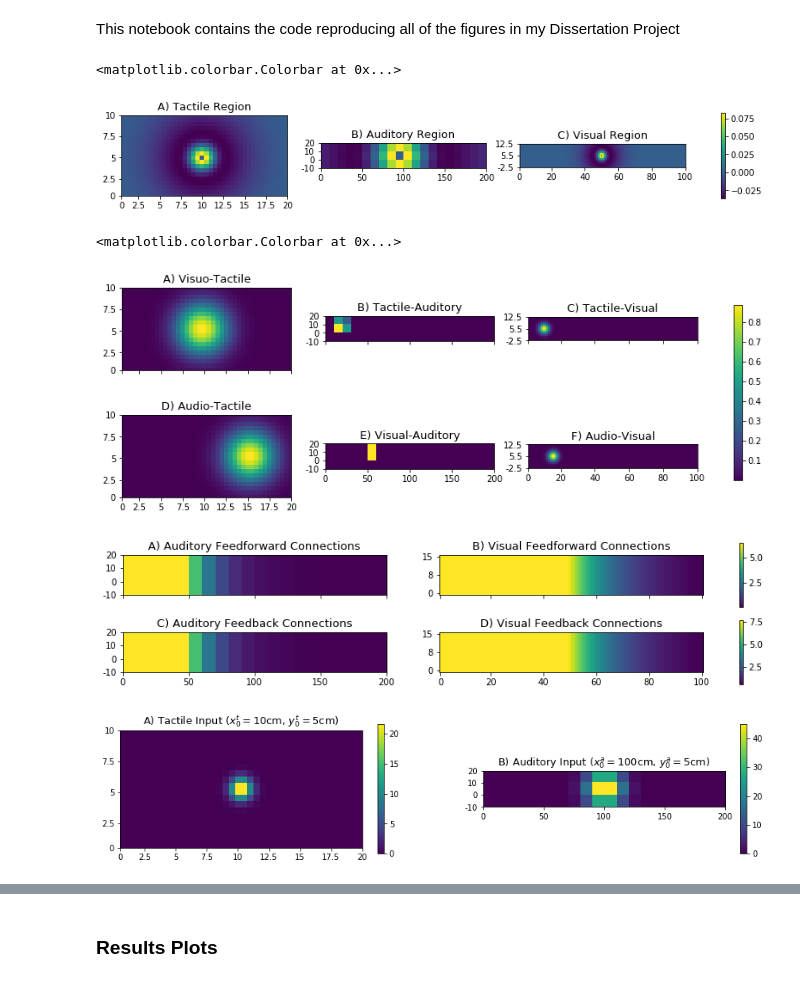
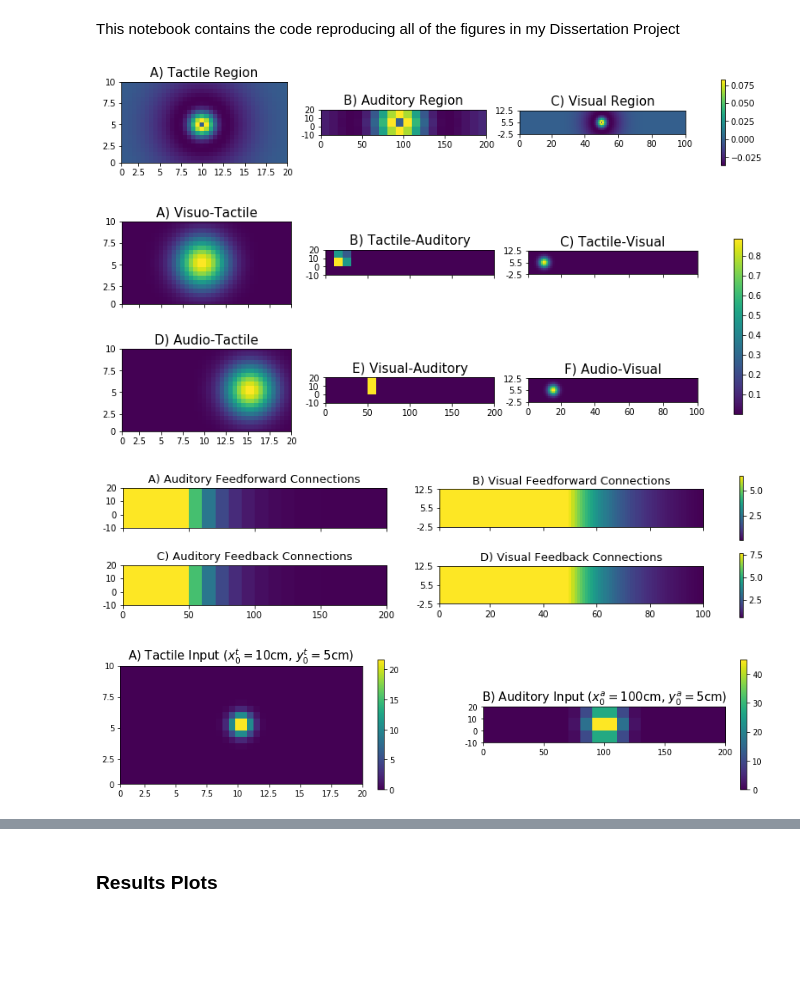
Before and after one commit to VladGrigoras/Dissertation, a Jupyter notebook: Plots.ipynb, the cells around one changed output, grey strips where cells are left out. Drawn from its saved outputs; the diff is of its cells as text; code cells hidden in the pictures; blank space fills up the shorter version.

```diff
--- a/Plots.ipynb
+++ b/Plots.ipynb
@@ -7,7 +8,7 @@ Lt, La, Lv = Lw(0.15, 0.05, 1, 4, 0.15, 0.05, 20, 80, 0.15, 0.05, 2, 8)
 Wt, Wa, Wv, Bt, Ba, Bv = FwFb(6.5, 6.5, 6.5, 7.75, 7.75, 7.75, 17, 990, 49, 0.98) #feedforward and feedback
 Wat, Wvt, Wav = crossmodal(.9, 2, .9, 2, .9, 2)
 # %%
-#Figure 2.4, Lateral Connections
+#Figure 2.5, Lateral Connections
 
 fig, ax = plt.subplots(1, 3, figsize = (15,2.5))
 hm = ax[0].imshow(Lt[19, 9, :, :].T)
@@ -17,7 +18,7 @@ ax[0].set_xticks([0, 4, 9, 14, 19, 24, 29, 34, 39])
 ax[0].set_xticklabels(['0','2.5','5', '7.5', '10', '12.5', '15', '17.5', '20'])
 ax[0].set_yticks([0, 4, 9, 14, 19])
 ax[0].set_yticklabels(['0','2.5','5', '7.5', '10'])
-ax[0].set_title('A) Tactile Region', fontsize = 13)
+ax[0].set_title('A) Tactile Region', fontsize = 15)
 
 hm2 = ax[1].imshow(La[9, 1, : ,:].T)
 ax[1].set_ylim(-0.5, 2.5)
@@ -26,7 +27,7 @@ ax[1].set_xticks([-0.5, 4.5, 9.5, 14.5, 19.5])
 ax[1].set_xticklabels(['0','50','100', '150', '200'])
 ax[1].set_yticks([-0.5, 0.5, 1.5, 2.5])
 ax[1].set_yticklabels(['-10','0','10','20'])
-ax[1].set_title('B) Auditory Region', fontsize = 13)
+ax[1].set_title('B) Auditory Region', fontsize = 15)
 
 hm3 = ax[2].imshow(Lv[49, 7, : ,:].T)
 ax[2].set_ylim(0, 14)
@@ -35,14 +36,14 @@ ax[2].set_xticks([0, 19, 39, 59, 79, 99])
 ax[2].set_xticklabels(['0','20','40', '60', '80', '100'])
 ax[2].set_yticks([0, 7, 14])
 ax[2].set_yticklabels(['-2.5','5.5', '12.5'])
-ax[2].set_title('C) Visual Region', fontsize = 13)
+ax[2].set_title('C) Visual Region', fontsize = 15)
 
 fig.colorbar(hm, ax=ax[:], shrink = 0.75, location = "right")
+plt.show()
 # %% [output]
-<matplotlib.colorbar.Colorbar at 0x...>
-[figure, old version]
+[figure, new version]
 # %%
-#Figure 2.5 Cross Modal Connections
+#Figure 2.7 Cross Modal Connections
 
 fig, ax = plt.subplots(2, 3, figsize = (15,5), sharex="col")
 
@@ -54,7 +55,7 @@ ax[0,0].set_xticks([0, 4, 9, 14, 19, 24, 29, 34, 39])
 ax[0,0].set_xticklabels(['0','2.5','5', '7.5', '10', '12.5', '15', '17.5', '20'])
 ax[0,0].set_yticks([0, 4, 9, 14, 19])
 ax[0,0].set_yticklabels(['0','2.5','5', '7.5', '10'])
-ax[0,0].set_title('A) Visuo-Tactile', fontsize = 13)
+ax[0,0].set_title('A) Visuo-Tactile', fontsize = 15)
 
 #audio-tactile
 hm2 = ax[1,0].imshow(Wat[1, 1, : ,:].T)
@@ -64,7 +65,7 @@ ax[1,0].set_xticks([0, 4, 9, 14, 19, 24, 29, 34, 39])
 ax[1,0].set_xticklabels(['0','2.5','5', '7.5', '10', '12.5', '15', '17.5', '20'])
 ax[1,0].set_yticks([0, 4, 9, 14, 19])
 ax[1,0].set_yticklabels(['0','2.5','5', '7.5', '10'])
-ax[1,0].set_title('D) Audio-Tactile', fontsize = 13)
+ax[1,0].set_title('D) Audio-Tactile', fontsize = 15)
 
 #tactile-auditory
 hm3 = ax[0,1].imshow(Wat[:, :, 39, 19].T)
@@ -74,7 +75,7 @@ ax[0,1].set_xticks([-0.5, 4.5, 9.5, 14.5, 19.5])
 ax[0,1].set_xticklabels(['0','50','100', '150', '200'])
 ax[0,1].set_yticks([-0.5, 0.5, 1.5, 2.5])
 ax[0,1].set_yticklabels(['-10','0','10','20'])
-ax[0,1].set_title('B) Tactile-Auditory', fontsize = 13)
+ax[0,1].set_title('B) Tactile-Auditory', fontsize = 15)
 
 #visual-auditory
 hm4 = ax[1,1].imshow(Wav[:, :, -45, 12].T)
@@ -84,7 +85,7 @@ ax[1,1].set_xticks([-0.5, 4.5, 9.5, 14.5, 19.5])
 ax[1,1].set_xticklabels(['0','50','100', '150', '200'])
 ax[1,1].set_yticks([-0.5, 0.5, 1.5, 2.5])
 ax[1,1].set_yticklabels(['-10','0','10','20'])
-ax[1,1].set_title('E) Visual-Auditory', fontsize = 13)
+ax[1,1].set_title('E) Visual-Auditory', fontsize = 15)
 
 #tactle-visual
 hm5 = ax[0,2].imshow(Wvt[:, :, 19, 9].T)
@@ -94,7 +95,7 @@ ax[0,2].set_xticks([0, 19, 39, 59, 79, 99])
 ax[0,2].set_xticklabels(['0','20','40', '60', '80', '100'])
 ax[0,2].set_yticks([0, 7, 14])
 ax[0,2].set_yticklabels(['-2.5','5.5', '12.5'])
-ax[0,2].set_title('C) Tactile-Visual', fontsize = 13)
+ax[0,2].set_title('C) Tactile-Visual', fontsize = 15)
 
 #audio-viual
 hm6 = ax[1,2].imshow(Wav[1, 1, : ,:].T)
@@ -104,12 +105,13 @@ ax[1,2].set_xticks([0, 19, 39, 59, 79, 99])
 ax[1,2].set_xticklabels(['0','20','40', '60', '80', '100'])
 ax[1,2].set_yticks([0, 7, 14])
 ax[1,2].set_yticklabels(['-2.5','5.5', '12.5'])
-ax[1,2].set_title('F) Audio-Visual', fontsize = 13)
+ax[1,2].set_title('F) Audio-Visual', fontsize = 15)
 
 fig.colorbar(hm, ax=ax[:], shrink = 0.75, location = "right")
+
+plt.show()
 # %% [output]
-<matplotlib.colorbar.Colorbar at 0x...>
-[figure, old version]
+[figure, new version]
 # %%
 #Figure 2.6 Feedforward and Feedback connections
 
@@ -125,12 +127,12 @@ ax[0,0].set_yticklabels(['-10','0','10','20'])
 ax[0,0].set_title('A) Auditory Feedforward Connections', fontsize = 13)
 
 hm3 = ax[0,1].imshow(Wv.T)
-ax[0,1].set_ylim(-0.5, 14.5)
-ax[0,1].set_xlim(-0.5, 99.5)
+ax[0,1].set_ylim(0, 14)
+ax[0,1].set_xlim(0, 99)
 ax[0,1].set_xticks([0, 19, 39, 59, 79, 99])
-ax[0,1].set_xticklabels(['1','20','40', '60', '80', '100'])
+ax[0,1].set_xticklabels(['0','20','40', '60', '80', '100'])
 ax[0,1].set_yticks([0, 7, 14])
-ax[0,1].set_yticklabels(['0','8', '15'])
+ax[0,1].set_yticklabels(['-2.5','5.5', '12.5'])
 ax[0,1].set_title('B) Visual Feedforward Connections', fontsize = 13)
 
 hm4 = ax[1,0].imshow(Ba.T)
@@ -143,12 +145,12 @@ ax[1,0].set_yticklabels(['-10','0','10','20'])
 ax[1,0].set_title('C) Auditory Feedback Connections', fontsize = 13)
 
 hm5 = ax[1,1].imshow(Bv.T)
-ax[1,1].set_ylim(-0.5, 14.5)
-ax[1,1].set_xlim(-0.5, 99.5)
+ax[1,1].set_ylim(0, 14)
+ax[1,1].set_xlim(0, 99)
 ax[1,1].set_xticks([0, 19, 39, 59, 79, 99])
 ax[1,1].set_xticklabels(['0','20','40', '60', '80', '100'])
 ax[1,1].set_yticks([0, 7, 14])
-ax[1,1].set_yticklabels(['0','8', '15'])
+ax[1,1].set_yticklabels(['-2.5','5.5', '12.5'])
 ax[1,1].set_title('D) Visual Feedback Connections', fontsize = 13)
 
 fig.colorbar(hm2, ax = [ax[0,1], ax[0,0]])
@@ -156,39 +158,39 @@ fig.colorbar(hm5, ax = [ax[1,1], ax[1,0]])
 
 plt.show()
 # %% [output]
-[figure, old version]
+[figure, new version]
 # %%
-#Figure 2.7 Input Stimuli
+#Figure 2.9 Input Stimuli
 
 ai = PHI_expa("a",100, 5)
 ti = PHI_expt("t",10, 5)
 
 fig, ax = plt.subplots(1, 2, figsize = (15,3), sharex="col")
 
 hm = ax[0].imshow(ti.T)
 ax[0].set_ylim(0, 19)
 ax[0].set_xlim(0, 39)
 ax[0].set_xticks([0, 4, 9, 14, 19, 24, 29, 34, 39])
 ax[0].set_xticklabels(['0','2.5','5', '7.5', '10', '12.5', '15', '17.5', '20'])
 ax[0].set_yticks([0, 4, 9, 14, 19])
 ax[0].set_yticklabels(['0','2.5','5', '7.5', '10'])
-ax[0].set_title('A) Tactile Input ($x_0^t = 10$cm, $y_0^t = 5$cm)', fontsize = 13)
+ax[0].set_title('A) Tactile Input ($x_0^t = 10$cm, $y_0^t = 5$cm)', fontsize = 15)
 
 hm2 = ax[1].imshow(ai.T)
 ax[1].set_ylim(-0.5, 2.5)
 ax[1].set_xlim(-0.5, 19.5)
 ax[1].set_xticks([-0.5, 4.5, 9.5, 14.5, 19.5])
 ax[1].set_xticklabels(['0','50','100', '150', '200'])
 ax[1].set_yticks([-0.5, 0.5, 1.5, 2.5])
 ax[1].set_yticklabels(['-10','0','10','20'])
-ax[1].set_title('B) Auditory Input ($x_0^a = 100$cm, $y_0^a = 5$cm)', fontsize = 13)
+ax[1].set_title('B) Auditory Input ($x_0^a = 100$cm, $y_0^a = 5$cm)', fontsize = 15)
 
 fig.colorbar(hm2, ax = ax[1])
 fig.colorbar(hm, ax = ax[0])
 
 plt.show()
 # %% [output]
-[figure, old version]
+[figure, new version]
 # %%
 a_distances = [24, 39, 54, 75, 96, 111, 126]
 zt, za, zm, zv, rt = experiment(0.4, 200, a_distances, 5, Lt, La, Lv, Wt, Wa, Wv, Bt, Ba, Bv, Wat, Wvt, Wav, 0, 0)
```
Also changed, not shown: parts of 11 cells of this notebook, 3 other files.
